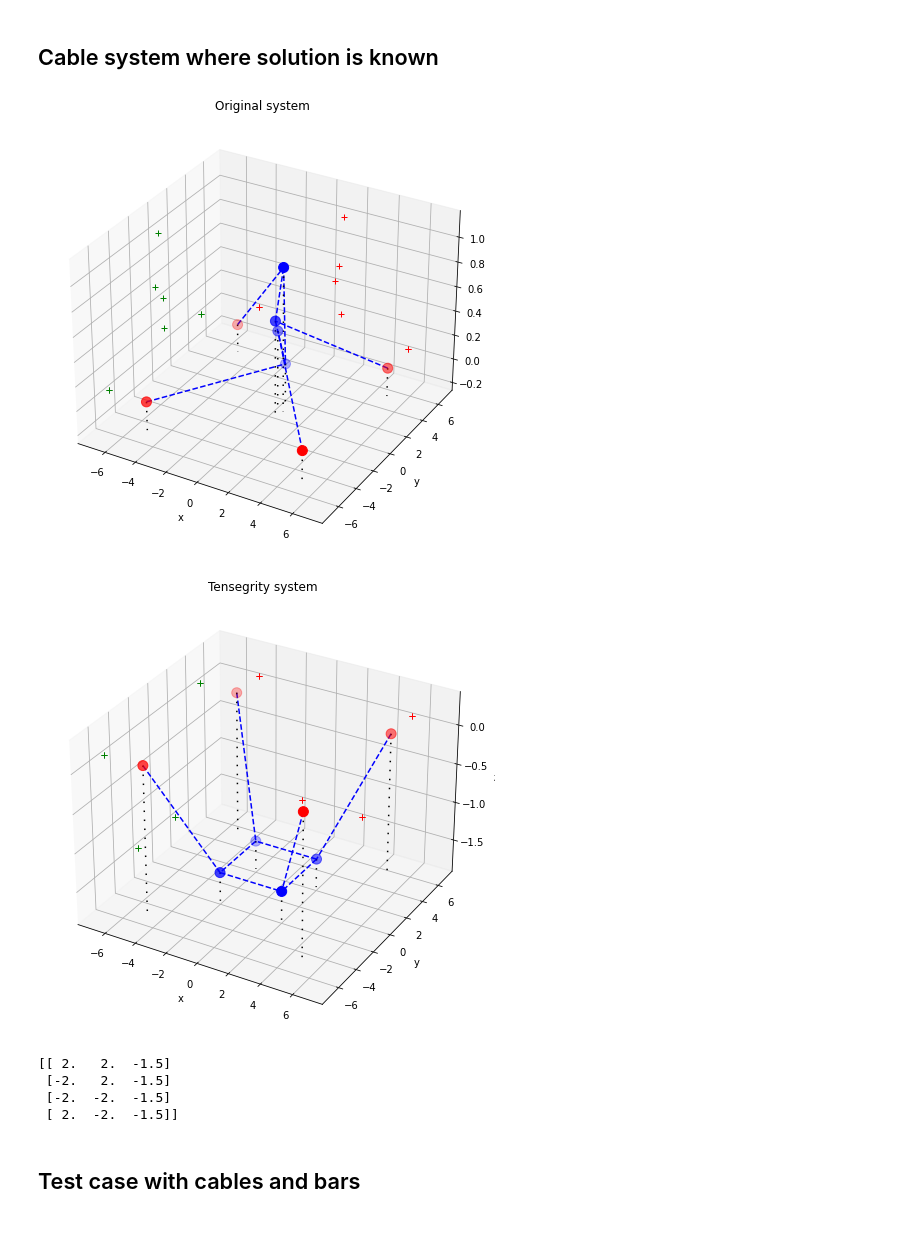
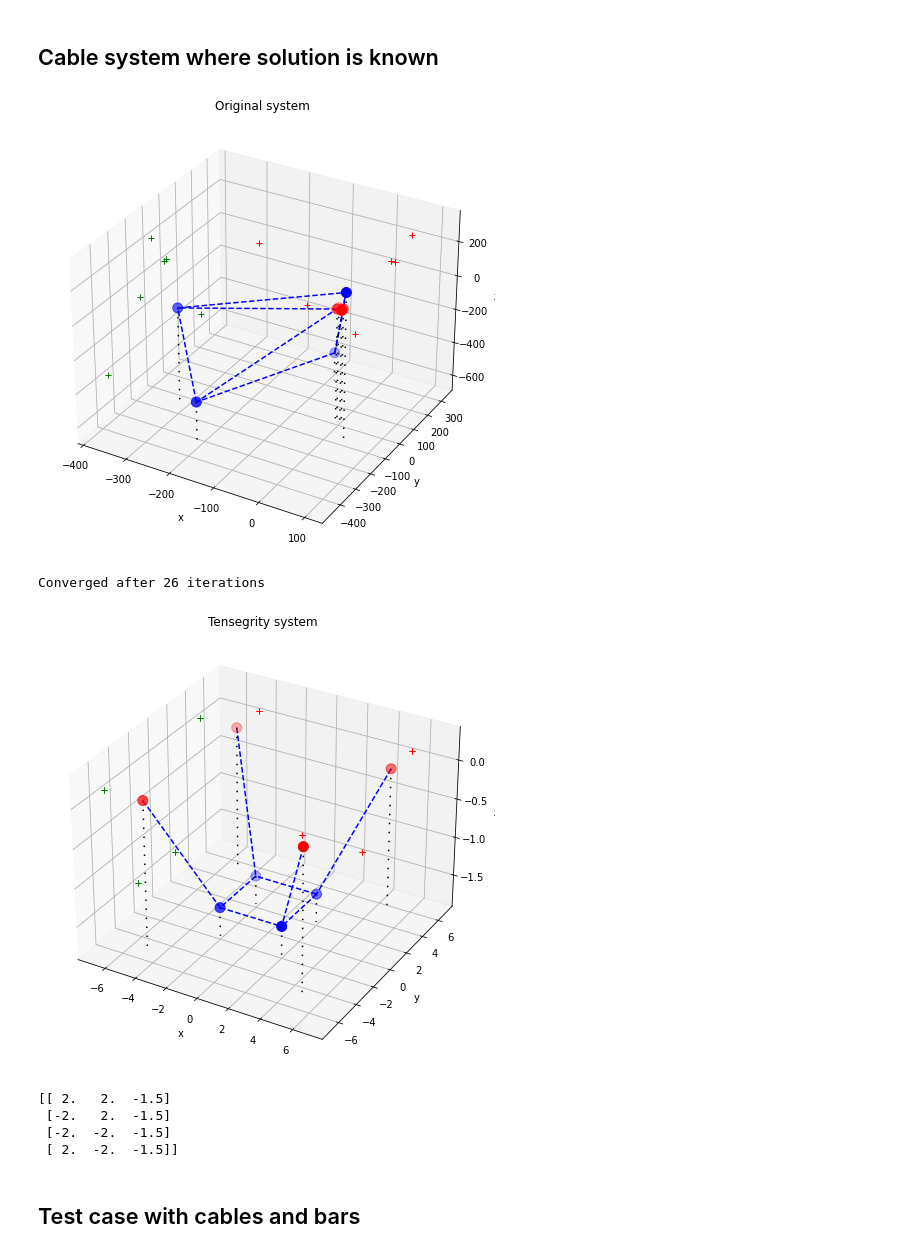
Before and after one commit to aledha/Tensegrity-Structures, a Jupyter notebook: tensegrity.ipynb, the cells around one changed output. Saved outputs shown, nothing was run; the diff lists cells and outputs as text; code cells hidden in the pictures.

```diff
--- a/tensegrity.ipynb
+++ b/tensegrity.ipynb
@@ -112,8 +133,2 @@ print(E(X, cables, bars, ms, consts))
 # %% [output]
 383.88712819564034
-# %%
-a = np.arange(9).reshape((3,3))
-print(a)
-print(np.vstack((-a,a)))
-print(a.flatten())
-print(a.flatten()[2::3])
@@ -240,7 +267,7 @@ print(bars.T)
 # %% [markdown]
 ### Test case
 # %%
-def BFGS(X0, N, M, cables, bars, maxiter, f, df, keep_limits = False):
+def BFGS(X0, N, M, cables, bars, maxiter, f, df, tol = 1e-6, keep_limits = [False, False, False]):
     """
     BFGS algorithm to find a local minimiser of a tensegrity system, using fixed nodes.
 
@@ -253,7 +280,7 @@ def BFGS(X0, N, M, cables, bars, maxiter, f, df, keep_limits = False):
         maxiter (int): number of iteriations
         f (func): function to minimize
         df (func): gradient of f
-        keep_limits (bool, optional): True: keep x and y limits of plot. Defaults to False.
+        keep_limits (list of bool, optional): Keep limits between plots in x, y, and z axis respectively
 
     Returns:
         (array(N, 3)): solution
@@ -278,9 +305,9 @@ def BFGS(X0, N, M, cables, bars, maxiter, f, df, keep_limits = False):
     for k in range(maxiter):
         p = -H @ df(Y1)
         #p = -df(Y1)
-
+        #print(Y1.reshape((N, 3)))
         #print("Inner", np.inner(df(Y1), p), alpha)
-        print(np.linalg.norm(p))
+        #print(np.linalg.norm(p), alpha)
         #alpha = backtracking(Y1, p, c1, c2, f, df)
         alpha = backtracking(Y1, p, c1, c2, f, df)
         Y0 = Y1
@@ -288,19 +315,26 @@ def BFGS(X0, N, M, cables, bars, maxiter, f, df, keep_limits = False):
 
         sk = Y1 - Y0
         yk = df(Y1) - df(Y0)
+
+        sk = np.array([sk]).reshape((3*(N-M), 1))
+        yk = np.array([yk]).reshape((3*(N-M), 1))
+
         Hkyk = H@yk
-        Sk = 1 / np.inner(sk, yk)
-        #H = H.copy() - Sk * (sk @ Hkyk.T + Hkyk @ sk.T) + sk @ sk.T * (Sk**2 * np.inner(yk, Hkyk) + Sk)
-        H = (np.eye(3*(N-M)) - Sk * np.dot(sk, yk.T)) @ H.copy() @ ((np.eye(3*(N-M)) - Sk * np.dot(yk, sk.T))) + Sk * np.dot(sk, sk.T)
-        #print(H)
-        print(np.linalg.norm(sk))
-        if np.linalg.norm(sk) < 1e-6 or np.linalg.norm(yk) < 1e-6:
+        Sk = 1 / (yk.T @ sk)
+        H = H.copy() - Sk * (sk @ Hkyk.T + Hkyk @ sk.T) + sk @ sk.T * (Sk**2 * Hkyk.T @ yk + Sk)
+
+        if M == 0:              # Fix coordinate system to the first node
+            Y1[0::3] -= Y1[0]
+            Y1[1::3] -= Y1[1]
+
+        if np.linalg.norm(sk) < tol or np.linalg.norm(yk) < tol:
+            print("Converged after", k, "iterations")
             break
 
-    if not keep_limits:
-        original_limits = [None, None, None]
+    for i in range(3):
+        if not keep_limits[i]:
+            original_limits[i] = None
 
-    original_limits[2] = None
     plot_points((np.concatenate((P, Y1))).reshape(N, 3), bars, cables, M, lims = original_limits)
     return Y1
 
@@ -326,4 +360,4 @@ def f(y):
 def df(y):
     return dE(y, P.reshape(M, 3), cables, bars, ms, N, M, consts)
 
-BFGS(X0, N, M, cables, bars, 100, f, df, keep_limits = False)
+#BFGS(X0, N, M, cables, bars, 100, f, df, keep_limits = True)
@@ -384,38 +366,39 @@ plot_points((np.concatenate((P, Y1.x))).reshape(N, 3), bars, cables, M)
 # %%
 g, rho, c, k = 9.81, 1, 1, 3
 consts = [g, rho, c, k]
 N = 8
 M = 4
 P = np.array([[5, 5, 0],
               [-5, 5, 0],
               [-5, -5, 0],
               [5, -5, 0]])
-Y0 = np.random.rand(N-M, 3)
+Y0 = (np.random.rand(N-M, 3) - 0.5)*1000
 X0 = np.vstack((P, Y0))
 
 cables = np.zeros((N, N))
 bars = np.zeros((N, N))
 cables[0, 4], cables[1, 5], cables[2, 6], cables[3, 7], cables[4, 5], cables[4, 7], cables[5, 6], cables[6, 7] = [3] * 8
 
 ms = np.ones(N) / (6 * g)
 
 def f(y):
     X = np.concatenate((P.flatten(), y))
     return E(X, cables, bars, ms, consts)
 
 def df(y):
     return dE(y, P, cables, bars, ms, N, M, consts)
 
-Y = BFGS(X0.flatten(), N, M, cables, bars, 100, f, df,)
+Y = BFGS(X0.flatten(), N, M, cables, bars, 100, f, df)
 #Y = BFGS(X0.flatten(), N, M, cables, bars, ms, 100, consts)
 print(Y.reshape((N-M, 3)))
 # %% [output]
-[figure, old version]
+[figure, new version]
+Converged after 26 iterations
 [figure]
-[[ 2.   2.  -1.5]
- [-2.   2.  -1.5]
- [-2.  -2.  -1.5]
- [ 2.  -2.  -1.5]]
+[[ 2.   2.  -1.5]
+ [-2.   2.  -1.5]
+ [-2.  -2.  -1.5]
+ [ 2.  -2.  -1.5]]
 # %% [markdown]
 ## Test case with cables and bars
 # %%
```
Also changed, not shown: parts of 15 cells of this notebook.
